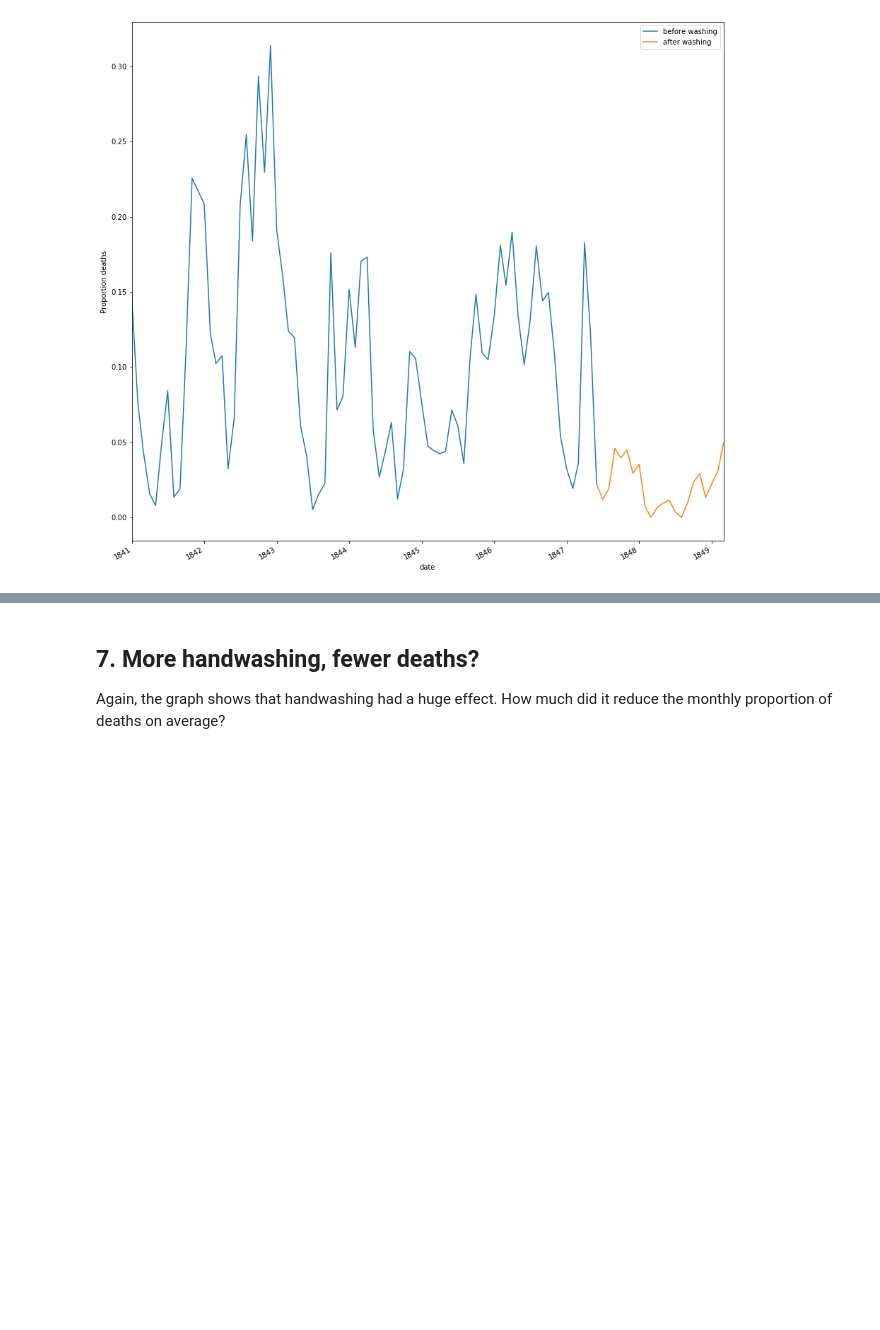
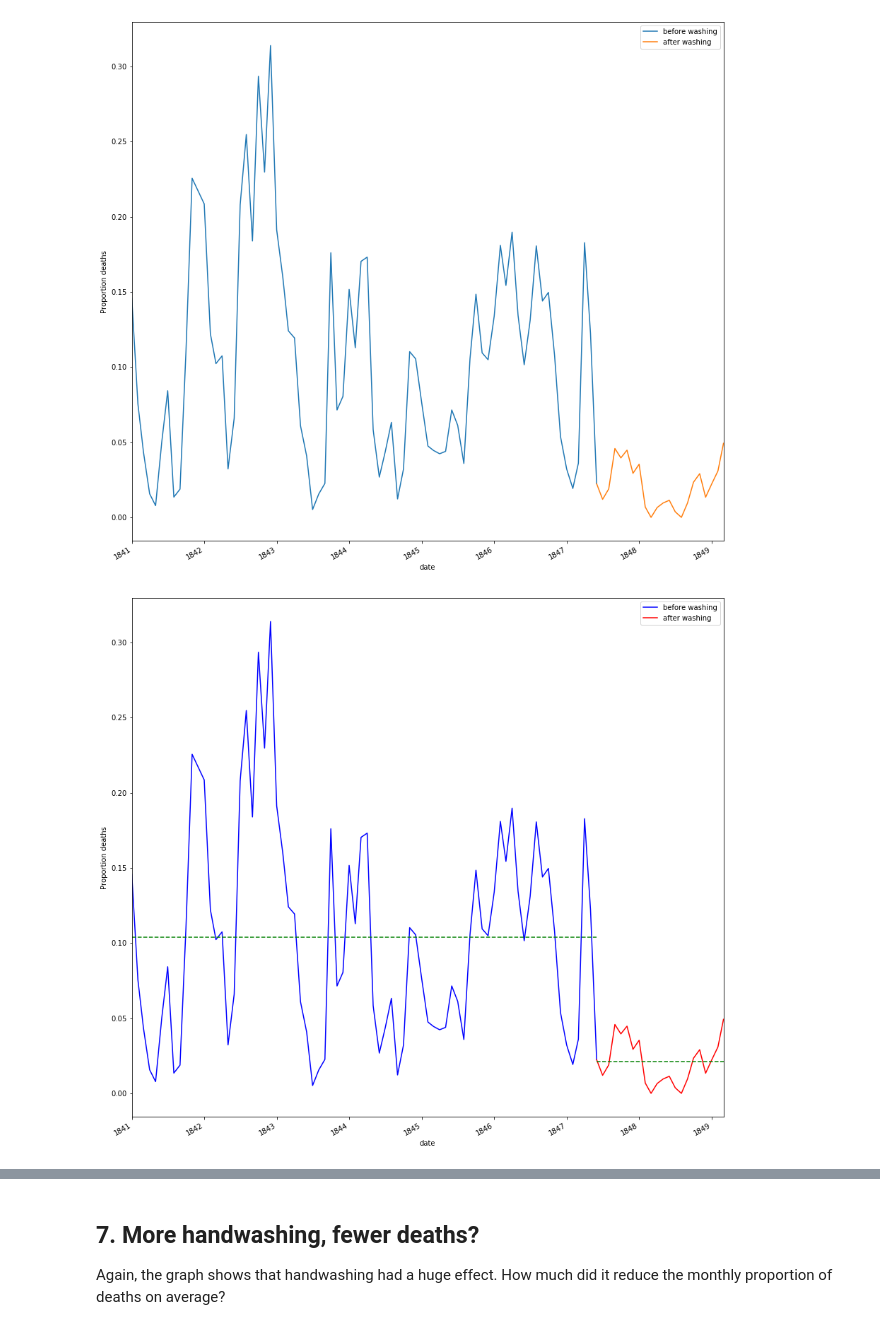
Before and after one commit to NagyKristof1997/eltecon-ds-class, a Jupyter notebook: Dr. Semmelweis and the Discovery of Handwashing/3_HF_Nagy_Kristóf.ipynb, the cells around one changed output, grey strips where cells are left out. Saved outputs shown, nothing was run; the diff lists cells and outputs as text; code cells hidden in the pictures; blank space fills up the shorter version.

```diff
--- a/Dr. Semmelweis and the Discovery of Handwashing/3_HF_Nagy_Kristóf.ipynb
+++ b/Dr. Semmelweis and the Discovery of Handwashing/3_HF_Nagy_Kristóf.ipynb
@@ -128,3 +128,26 @@ plt.ylabel("Proportion deaths")
 plt.show()
 # %% [output]
 [figure]
+# %%
+mean_before_washing = before_washing.proportion_deaths.mean()
+mean_after_washing = after_washing.proportion_deaths.mean()
+
+# Plot monthly proportion of deaths before and after handwashing
+fig, ax = plt.subplots(figsize=(15,15))
+
+before_washing.plot(x="date", y="proportion_deaths", ax=ax, color='blue', label='before washing')
+after_washing.plot(x="date", y="proportion_deaths", ax=ax, color='red', label='after washing')
+
+plt.plot(before_washing.date,
+         [mean_before_washing]*len(before_washing.date),
+         '--', color='green')
+
+plt.plot(after_washing.date,
+         [mean_after_washing]*len(after_washing.date),
+         '--', color='green')
+
+plt.ylabel("Proportion deaths")
+
+plt.show()
+# %% [output]
+[figure, added]
```
Also changed, not shown: parts of 8 cells of this notebook.
